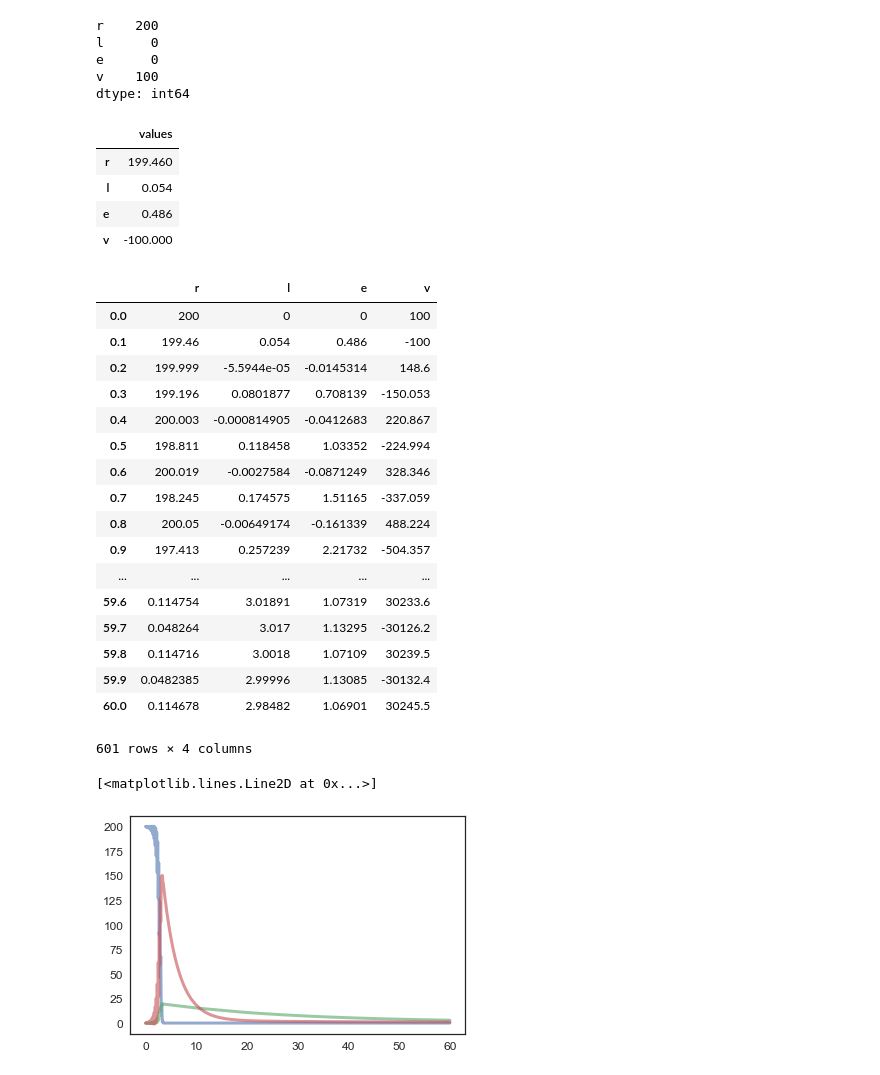
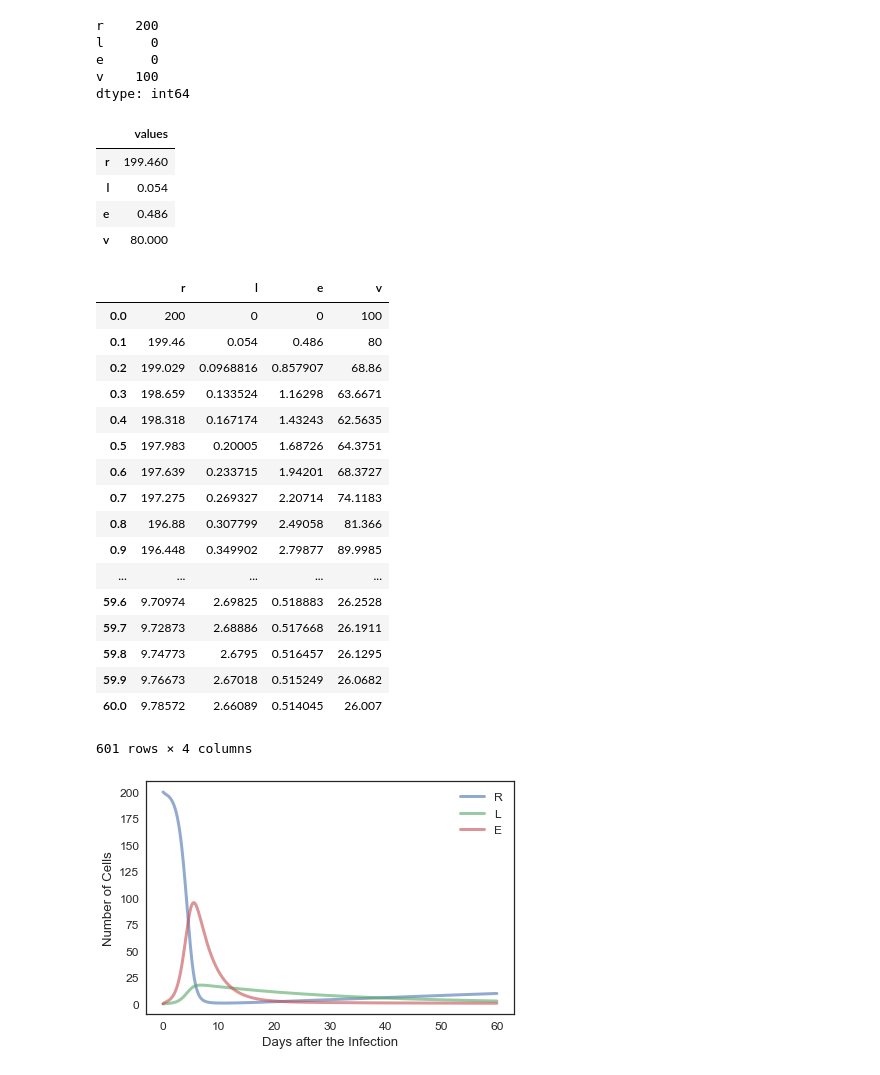
Before and after one commit to ThomasJagielski/ModSimPy, a Jupyter notebook: code/hiv_model_Thomas_Jagielski.ipynb, the cells around one changed output. Drawn from its saved outputs; the diff is of its cells as text; code cells hidden in the pictures.

```diff
--- a/code/hiv_model_Thomas_Jagielski.ipynb
+++ b/code/hiv_model_Thomas_Jagielski.ipynb
@@ -60,7 +60,7 @@ def update_func(state, t, system):
     R += drdt * dt
     L += dldt * dt
     E += dedt * dt
-    V += dvdt
+    V += dvdt * dt
 
     return State(r=R, l=L, e=E, v=V)
 # %%
@@ -96,32 +96,33 @@ update_func(state, 1, system)
 | r | 199.460 |
 | l | 0.054 |
 | e | 0.486 |
-| v | -100.000 |
+| v | 80.000 |
 # %%
 results = run_simulation(system, update_func)
 # %% [output]
 |  | r | l | e | v |
 | 0.0 | 200 | 0 | 0 | 100 |
-| 0.1 | 199.46 | 0.054 | 0.486 | -100 |
-| 0.2 | 199.999 | -5.5944e-05 | -0.0145314 | 148.6 |
-| 0.3 | 199.196 | 0.0801877 | 0.708139 | -150.053 |
-| 0.4 | 200.003 | -0.000814905 | -0.0412683 | 220.867 |
-| 0.5 | 198.811 | 0.118458 | 1.03352 | -224.994 |
-| 0.6 | 200.019 | -0.0027584 | -0.0871249 | 328.346 |
-| 0.7 | 198.245 | 0.174575 | 1.51165 | -337.059 |
-| 0.8 | 200.05 | -0.00649174 | -0.161339 | 488.224 |
-| 0.9 | 197.413 | 0.257239 | 2.21732 | -504.357 |
+| 0.1 | 199.46 | 0.054 | 0.486 | 80 |
+| 0.2 | 199.029 | 0.0968816 | 0.857907 | 68.86 |
+| 0.3 | 198.659 | 0.133524 | 1.16298 | 63.6671 |
+| 0.4 | 198.318 | 0.167174 | 1.43243 | 62.5635 |
+| 0.5 | 197.983 | 0.20005 | 1.68726 | 64.3751 |
+| 0.6 | 197.639 | 0.233715 | 1.94201 | 68.3727 |
+| 0.7 | 197.275 | 0.269327 | 2.20714 | 74.1183 |
+| 0.8 | 196.88 | 0.307799 | 2.49058 | 81.366 |
+| 0.9 | 196.448 | 0.349902 | 2.79877 | 89.9985 |
 | ... | ... | ... | ... | ... |
-| 59.6 | 0.114754 | 3.01891 | 1.07319 | 30233.6 |
-| 59.7 | 0.048264 | 3.017 | 1.13295 | -30126.2 |
-| 59.8 | 0.114716 | 3.0018 | 1.07109 | 30239.5 |
-| 59.9 | 0.0482385 | 2.99996 | 1.13085 | -30132.4 |
-| 60.0 | 0.114678 | 2.98482 | 1.06901 | 30245.5 |
+| 59.6 | 9.70974 | 2.69825 | 0.518883 | 26.2528 |
+| 59.7 | 9.72873 | 2.68886 | 0.517668 | 26.1911 |
+| 59.8 | 9.74773 | 2.6795 | 0.516457 | 26.1295 |
+| 59.9 | 9.76673 | 2.67018 | 0.515249 | 26.0682 |
+| 60.0 | 9.78572 | 2.66089 | 0.514045 | 26.007 |
 601 rows × 4 columns
 # %%
-plot(results.r)
-plot(results.l)
-plot(results.e)
+plot(results.r, label='R')
+plot(results.l, label='L')
+plot(results.e, label='E')
+decorate(xlabel='Days after the Infection',
+         ylabel='Number of Cells')
 # %% [output]
-[<matplotlib.lines.Line2D at 0x...>]
-[figure, old version]
+[figure, new version]
```
Also changed, not shown: parts of 1 cell of this notebook.
